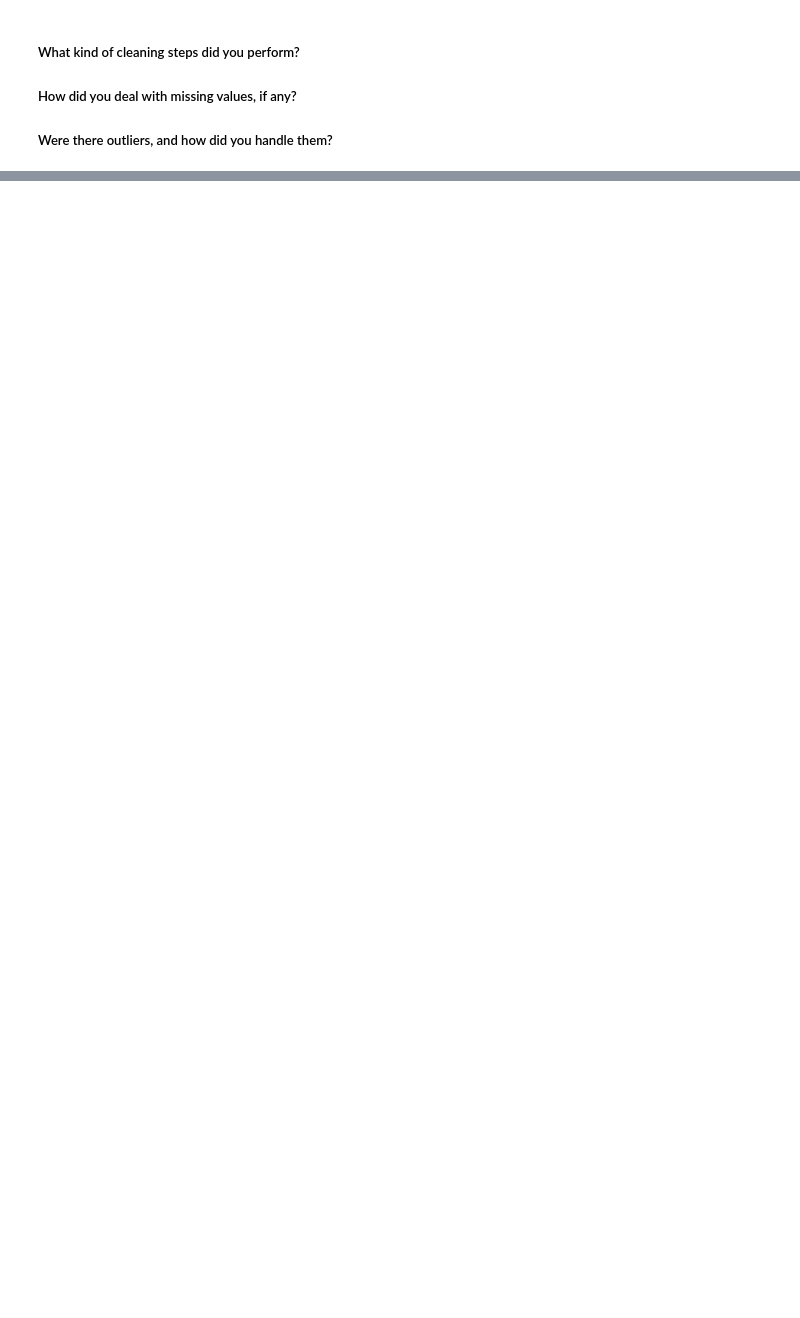
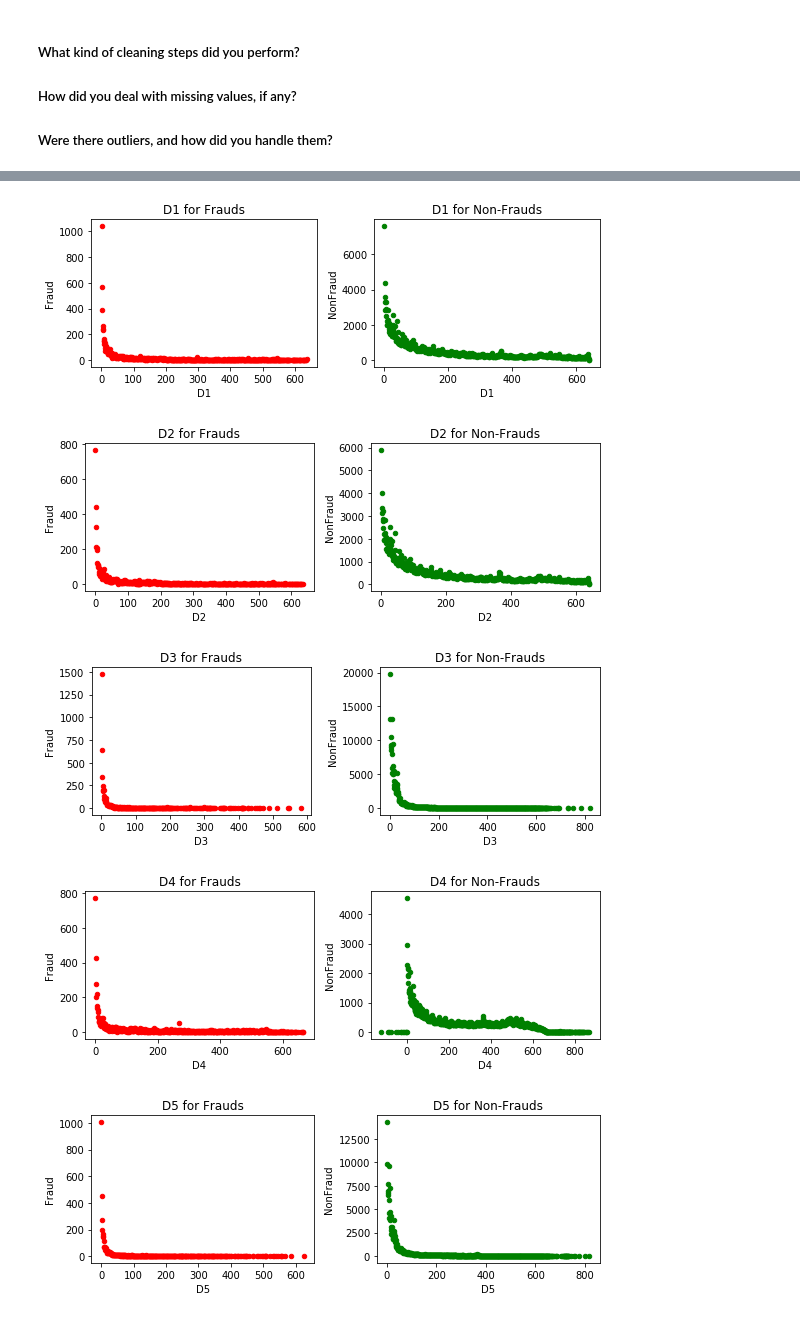
Before and after one commit to Suman-Saini/CapstoneProject_1, a Jupyter notebook: DataWrangling/Data Wrangling.ipynb, the cells around one changed output, grey strips where cells are left out. Cells and saved outputs as stored; diff of their text form; code cells hidden in the pictures; blank space fills up the shorter version.

```diff
--- a/DataWrangling/Data Wrangling.ipynb
+++ b/DataWrangling/Data Wrangling.ipynb
@@ -317,0 +132,24 @@ grouped[grouped['TransactionID']==7].head(5)
+# %%
+def plotFradulent(column):
+    d = dataset[dataset[column] != 0].groupby([column, 'isFraud']).size().unstack('isFraud').reset_index()
+    d.columns =[column,'NonFraud','Fraud']
+    fig, ax = plt.subplots(ncols=2, figsize=(8,3))
+    d.plot.scatter(x=column, y='Fraud', c='red', ax=ax[0], title=column + ' for Frauds')
+    d.plot.scatter(x=column, y='NonFraud', c='green', ax=ax[1], title=column + ' for Non-Frauds')
+    plt.tight_layout()
+# %%
+plotFradulent('D1')
+plotFradulent('D2')
+plotFradulent('D3')
+plotFradulent('D4')
+plotFradulent('D5')
+plotFradulent('D6')
+plotFradulent('D7')
+plotFradulent('D8')
+plotFradulent('D9')
+# %% [output]
+[figure, added]
+[figure, added]
+[figure, added]
+[figure, added]
+[figure, added]
```
Also changed, not shown: parts of 52 cells of this notebook.
